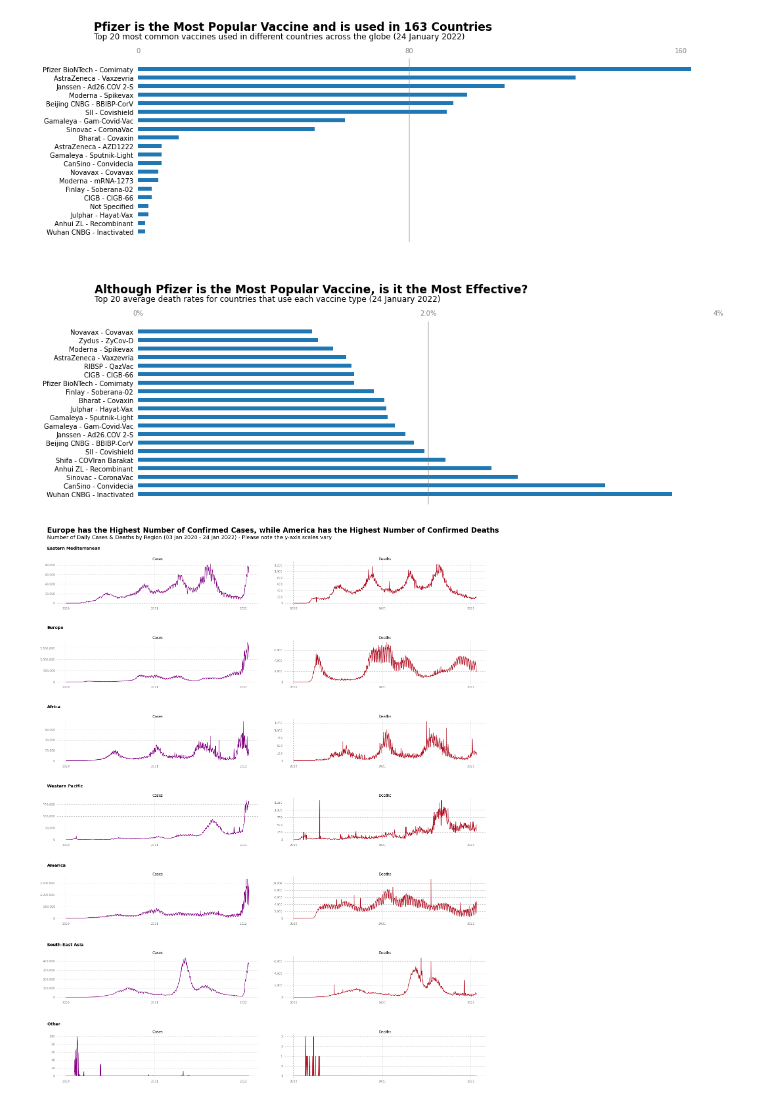
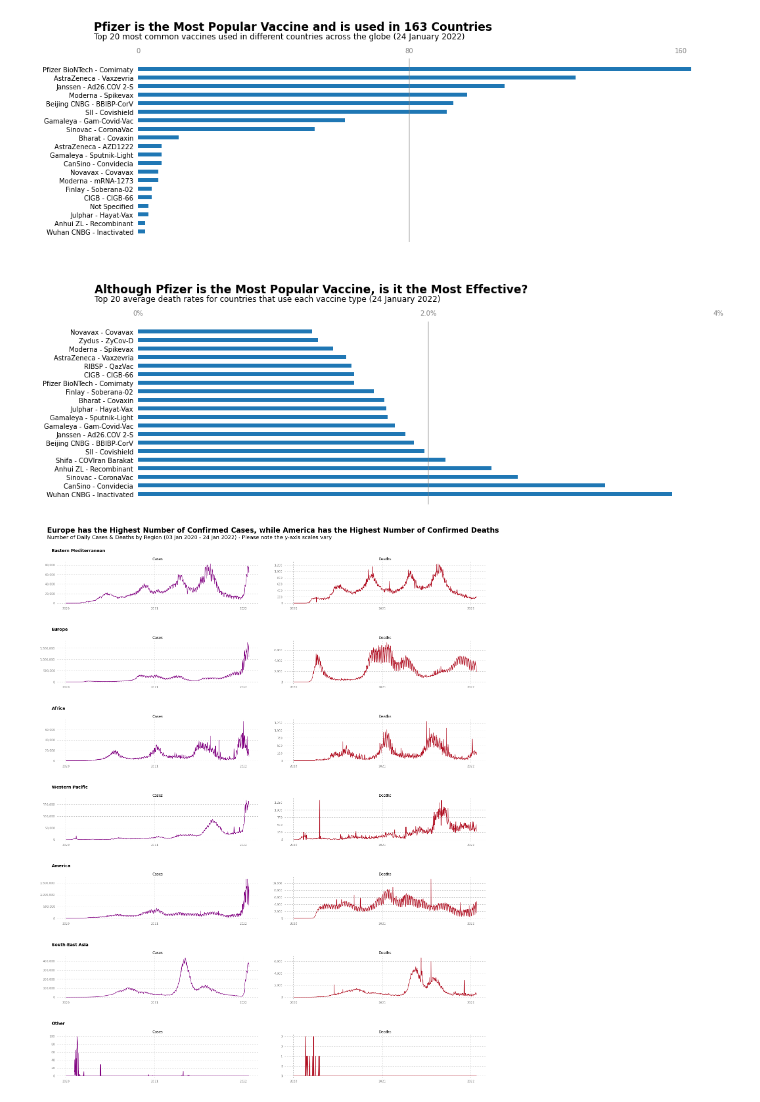
Before and after one commit to joel-pearson/visualisation-practice, a Jupyter notebook: covid-19-visual-practice.ipynb, the cells around one changed output. Cells and saved outputs as stored; diff of their text form; code cells hidden in the pictures.

```diff
--- a/covid-19-visual-practice.ipynb
+++ b/covid-19-visual-practice.ipynb
@@ -33,6 +33,10 @@ data['Date_reported'] = pd.to_datetime(data['Date_reported'])
 # replace negative values with 0
 data._get_numeric_data()[data._get_numeric_data() < 0] = 0
 
+# change region codes
+data['WHO_region'].replace({'EMRO':'Eastern Mediterranean', 'EURO':'Europe', 'AFRO':'Africa',
+                           'WPRO':'Western Pacific', 'AMRO':'America', 'SEARO':'South-East Asia'}, inplace=True)
+
 # isolate UK data
 data_uk = data[data['Country'] == 'The United Kingdom']
 data_uk.head()
@@ -402,38 +406,39 @@ for ax, region in zip([ax1, ax3, ax5, ax7, ax9, ax11, ax13], data['WHO_region'].
     ax.ticklabel_format(axis='y', style='plain')  # show true values on y-axis
 
     # format y-axis labels with ','
     y_values = ax.get_yticks().tolist()
     ax.yaxis.set_major_locator(mticker.FixedLocator(y_values))
     ax.set_yticklabels(['{:,.0f}'.format(x) for x in y_values])
 
+    # region titles
+    ax.text(mdates.date2num(df['Date_reported'].min())-60, df['New_cases'].max()+(df['New_cases'].max()*0.3), region, weight='bold', size=14)
+
 
 # deaths by region plot
 for ax, region in zip([ax2, ax4, ax6, ax8, ax10, ax12, ax14], data['WHO_region'].unique().tolist()):
     df = data[data['WHO_region'] == region].groupby('Date_reported').sum()['New_deaths'].reset_index()  # group data by region
     ax.plot(df['Date_reported'], df['New_deaths'], color='#af0b1e')  # plot
     ax.set_title('Deaths')  # titles
     ax.tick_params(bottom=False, left=False, colors='grey')  # remove ticks and change tick-labels to grey
     ax.grid(axis='both', linestyle=':', dashes=(5,5))  # add grid
     for location in ['top', 'bottom', 'left', 'right']:  # remove spines
         ax.spines[location].set_visible(False)
     ax.xaxis.set_major_locator(mdates.YearLocator(base=1))  # set x-ticks to yearly
     ax.xaxis.set_major_formatter(mdates.DateFormatter('%Y'))  # change format of x-tick dates
     ax.ticklabel_format(axis='y', style='plain')  # show true values on y-axis
 
     # format y-axis labels with ','
     y_values = ax.get_yticks().tolist()
     ax.yaxis.set_major_locator(mticker.FixedLocator(y_values))
     ax.set_yticklabels(['{:,.0f}'.format(x) for x in y_values])
 
-fig.text(0, 1.047, 'Europe has the Highest Number of Confirmed Cases, while America has the Highest Number of Confirmed Deaths', weight='bold', size=24)
+# title and subtitle
+# region with highest number of cases and deaths
+highest_cases_region = data.groupby('WHO_region').sum()[data.groupby('WHO_region').sum()['New_cases'] == data.groupby('WHO_region').sum()['New_cases'].max()].index[0]
+highest_deaths_region = data.groupby('WHO_region').sum()[data.groupby('WHO_region').sum()['New_deaths'] == data.groupby('WHO_region').sum()['New_deaths'].max()].index[0]
+fig.text(0, 1.047, highest_cases_region + ' has the Highest Number of Confirmed Cases, while ' + highest_deaths_region + ' has the Highest Number of Confirmed Deaths', weight='bold', size=24)
 fig.text(0, 1.035, 'Number of Daily Cases & Deaths by Region (' + data['Date_reported'].min().strftime('%d %b %Y') + data['Date_reported'].max().strftime(' - %d %b %Y) - Please note the y-axis scales vary'), size=18)
 
-# titles
-y = 1.015
-for title in ['Eastern Mediterranean', 'Europe', 'Africa', 'Western Pacific', 'America', 'South-East Asia', 'Other']:
-    fig.text(0, y, title, weight='bold', size=14)
-    y -= 0.15
-
 plt.show()
 # %% [output]
-[figure, old version]
+[figure, new version]
```
Also changed, not shown: parts of 1 cell of this notebook.
